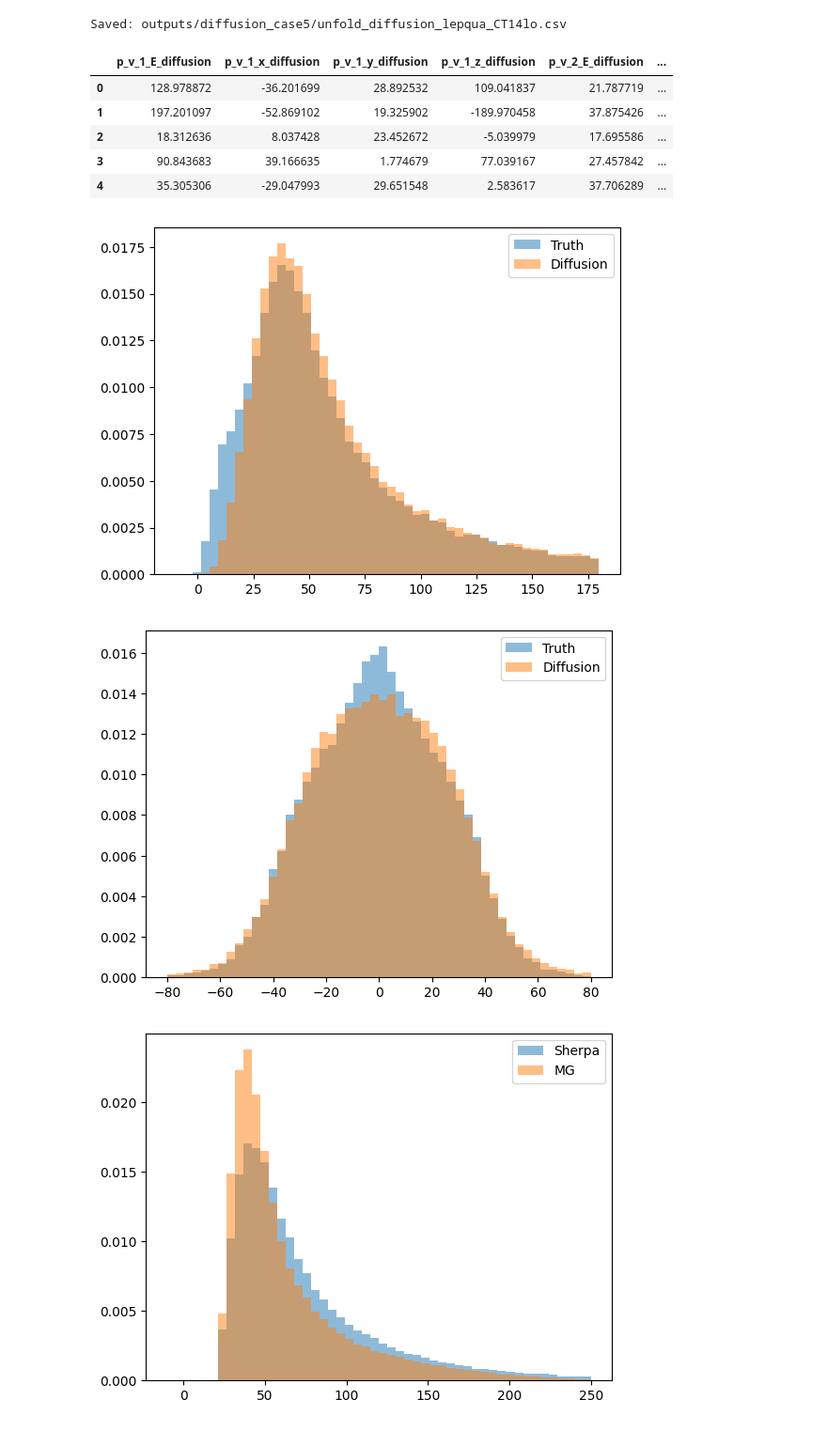
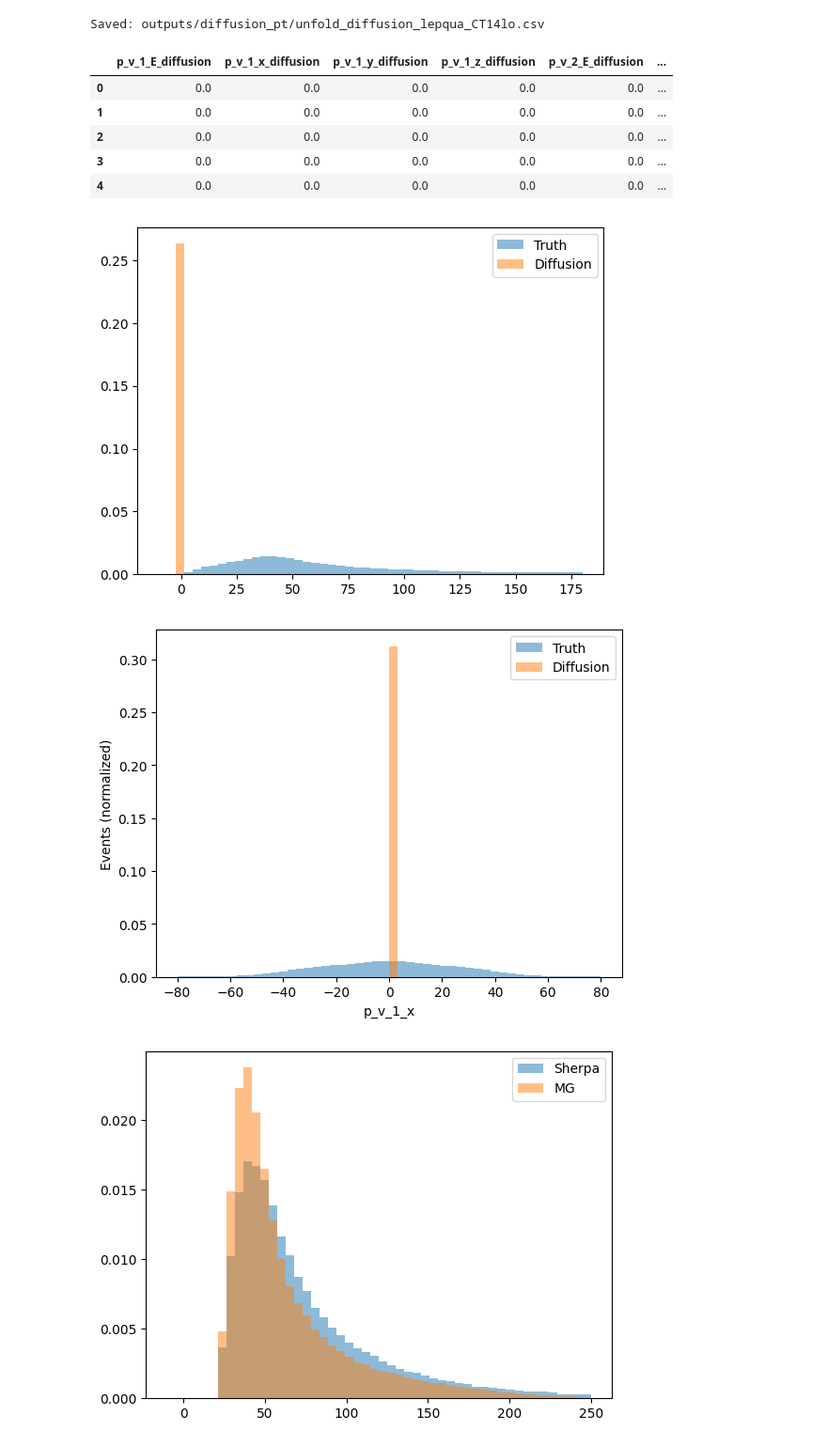
Before and after one commit to lennartvoelz/MLUnfoldingForBellTests, a Jupyter notebook: diff.ipynb, the cells around one changed output. Shown: that part at 94% size. Cells and saved outputs as stored; diff of their text form; code cells hidden in the pictures.

```diff
--- a/diff.ipynb
+++ b/diff.ipynb
@@ -2,7 +2,7 @@
 import numpy as np
 import pandas as pd
 # %%
-npy_path = "outputs/diffusion_case5/unfold_diffusion_lepqua_CT14lo.npy"
+npy_path = "outputs/diffusion_pt/unfold_diffusion_lepqua_CT14lo.npy"
 csv_path = npy_path.replace(".npy", ".csv")
 
 # Load .npy file
@@ -32,16 +32,16 @@ df.to_csv(csv_path, index=False)
 print(f"Saved: {csv_path}")
 df.head()
 # %% [output]
-Saved: outputs/diffusion_case5/unfold_diffusion_lepqua_CT14lo.csv
+Saved: outputs/diffusion_pt/unfold_diffusion_lepqua_CT14lo.csv
 |  | p_v_1_E_diffusion | p_v_1_x_diffusion | p_v_1_y_diffusion | p_v_1_z_diffusion | p_v_2_E_diffusion | ... |
-| 0 | 128.978872 | -36.201699 | 28.892532 | 109.041837 | 21.787719 | ... |
-| 1 | 197.201097 | -52.869102 | 19.325902 | -189.970458 | 37.875426 | ... |
-| 2 | 18.312636 | 8.037428 | 23.452672 | -5.039979 | 17.695586 | ... |
-| 3 | 90.843683 | 39.166635 | 1.774679 | 77.039167 | 27.457842 | ... |
-| 4 | 35.305306 | -29.047993 | 29.651548 | 2.583617 | 37.706289 | ... |
+| 0 | 0.0 | 0.0 | 0.0 | 0.0 | 0.0 | ... |
+| 1 | 0.0 | 0.0 | 0.0 | 0.0 | 0.0 | ... |
+| 2 | 0.0 | 0.0 | 0.0 | 0.0 | 0.0 | ... |
+| 3 | 0.0 | 0.0 | 0.0 | 0.0 | 0.0 | ... |
+| 4 | 0.0 | 0.0 | 0.0 | 0.0 | 0.0 | ... |
 # %%
 # Load truth data
-truth_data = pd.read_csv("data/hww_sherpa_1M_MG_final_truth_cuts.csv")
+truth_data = pd.read_csv("data/hww_sherpa_1M_MG_final_truth.csv")
 # %%
 # Plot comparison of neutrinos of truth and diffusion
 import matplotlib.pyplot as plt
@@ -51,14 +51,16 @@ plt.hist(df["p_v_1_E_diffusion"], bins=50, alpha=0.5, label="Diffusion", range=(
 plt.legend()
 plt.show()
 # %% [output]
-[figure, old version]
+[figure, new version]
 # %%
 plt.hist(truth_data["p_v_1_x_truth"], bins=50, alpha=0.5, label="Truth", range=(-80, 80), density=True)
 plt.hist(df["p_v_1_x_diffusion"], bins=50, alpha=0.5, label="Diffusion", range=(-80, 80), density=True)
 plt.legend()
+plt.xlabel("p_v_1_x")
+plt.ylabel("Events (normalized)")
 plt.show()
 # %% [output]
-[figure, old version]
+[figure, new version]
 # %%
 # Load ww and hww and compare
 ww_data = pd.read_csv("data/hww_sherpa_1M_MG_final_truth_cuts.csv")[:200000]
```
Also changed, not shown: 13 other files.
